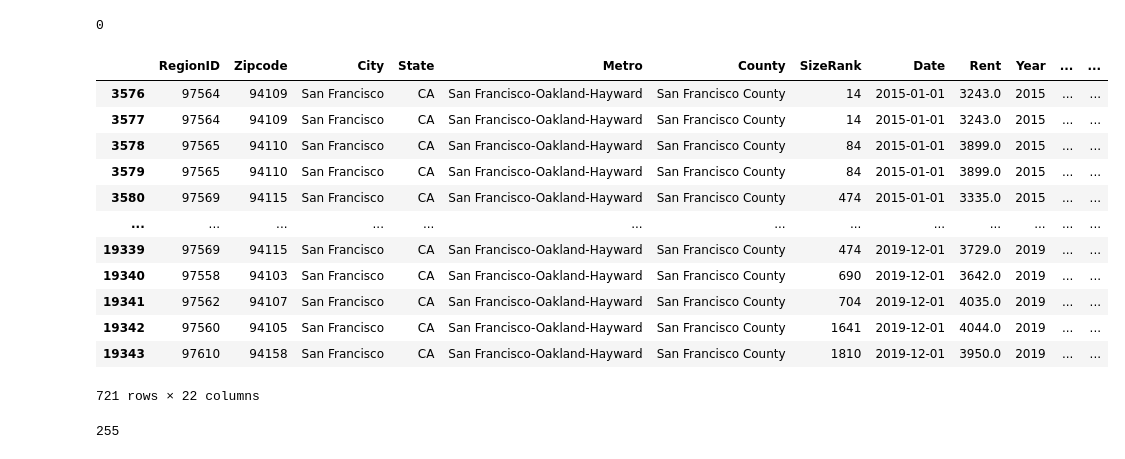
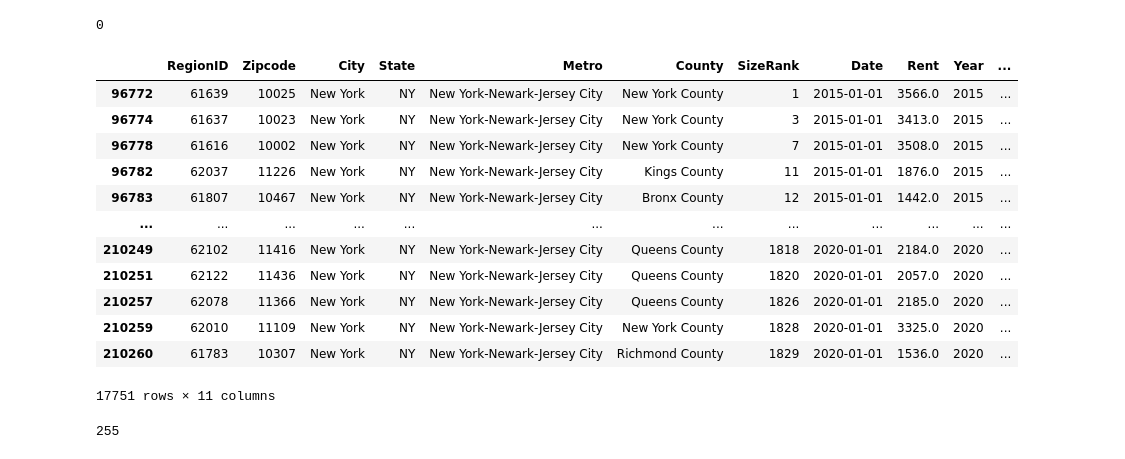
Before and after one commit to EugeniaDickson/zillow_rent_index, a Jupyter notebook: Jane/model_testing_1.ipynb, the cells around one changed output. Cells and saved outputs as stored; diff of their text form; code cells hidden in the pictures.

```diff
--- a/Jane/model_testing_1.ipynb
+++ b/Jane/model_testing_1.ipynb
@@ -54,20 +45,20 @@ zillow_full = pd.read_csv('../../data/rent_data.csv')
 # %%
-zillow_full_sf = zillow_full[zillow_full['County'].isin(counties)]
-zillow_full_sf.iloc[:, :22]
+# zillow_full_sf = zillow_full[zillow_full['County'].isin(counties)]
+zillow_data.iloc[:, :22]
 # %% [output]
-|  | RegionID | Zipcode | City | State | Metro | County | SizeRank | Date | Rent | Year | ... | ... |
-| 3576 | 97564 | 94109 | San Francisco | CA | San Francisco-Oakland-Hayward | San Francisco County | 14 | 2015-01-01 | 3243.0 | 2015 | ... | ... |
-| 3577 | 97564 | 94109 | San Francisco | CA | San Francisco-Oakland-Hayward | San Francisco County | 14 | 2015-01-01 | 3243.0 | 2015 | ... | ... |
-| 3578 | 97565 | 94110 | San Francisco | CA | San Francisco-Oakland-Hayward | San Francisco County | 84 | 2015-01-01 | 3899.0 | 2015 | ... | ... |
-| 3579 | 97565 | 94110 | San Francisco | CA | San Francisco-Oakland-Hayward | San Francisco County | 84 | 2015-01-01 | 3899.0 | 2015 | ... | ... |
-| 3580 | 97569 | 94115 | San Francisco | CA | San Francisco-Oakland-Hayward | San Francisco County | 474 | 2015-01-01 | 3335.0 | 2015 | ... | ... |
-| ... | ... | ... | ... | ... | ... | ... | ... | ... | ... | ... | ... | ... |
-| 19339 | 97569 | 94115 | San Francisco | CA | San Francisco-Oakland-Hayward | San Francisco County | 474 | 2019-12-01 | 3729.0 | 2019 | ... | ... |
-| 19340 | 97558 | 94103 | San Francisco | CA | San Francisco-Oakland-Hayward | San Francisco County | 690 | 2019-12-01 | 3642.0 | 2019 | ... | ... |
-| 19341 | 97562 | 94107 | San Francisco | CA | San Francisco-Oakland-Hayward | San Francisco County | 704 | 2019-12-01 | 4035.0 | 2019 | ... | ... |
-| 19342 | 97560 | 94105 | San Francisco | CA | San Francisco-Oakland-Hayward | San Francisco County | 1641 | 2019-12-01 | 4044.0 | 2019 | ... | ... |
-| 19343 | 97610 | 94158 | San Francisco | CA | San Francisco-Oakland-Hayward | San Francisco County | 1810 | 2019-12-01 | 3950.0 | 2019 | ... | ... |
+|  | RegionID | Zipcode | City | State | Metro | County | SizeRank | Date | Rent | Year | ... |
+| 96772 | 61639 | 10025 | New York | NY | New York-Newark-Jersey City | New York County | 1 | 2015-01-01 | 3566.0 | 2015 | ... |
+| 96774 | 61637 | 10023 | New York | NY | New York-Newark-Jersey City | New York County | 3 | 2015-01-01 | 3413.0 | 2015 | ... |
+| 96778 | 61616 | 10002 | New York | NY | New York-Newark-Jersey City | New York County | 7 | 2015-01-01 | 3508.0 | 2015 | ... |
+| 96782 | 62037 | 11226 | New York | NY | New York-Newark-Jersey City | Kings County | 11 | 2015-01-01 | 1876.0 | 2015 | ... |
+| 96783 | 61807 | 10467 | New York | NY | New York-Newark-Jersey City | Bronx County | 12 | 2015-01-01 | 1442.0 | 2015 | ... |
+| ... | ... | ... | ... | ... | ... | ... | ... | ... | ... | ... | ... |
+| 210249 | 62102 | 11416 | New York | NY | New York-Newark-Jersey City | Queens County | 1818 | 2020-01-01 | 2184.0 | 2020 | ... |
+| 210251 | 62122 | 11436 | New York | NY | New York-Newark-Jersey City | Queens County | 1820 | 2020-01-01 | 2057.0 | 2020 | ... |
+| 210257 | 62078 | 11366 | New York | NY | New York-Newark-Jersey City | Queens County | 1826 | 2020-01-01 | 2185.0 | 2020 | ... |
+| 210259 | 62010 | 11109 | New York | NY | New York-Newark-Jersey City | New York County | 1828 | 2020-01-01 | 3325.0 | 2020 | ... |
+| 210260 | 61783 | 10307 | New York | NY | New York-Newark-Jersey City | Richmond County | 1829 | 2020-01-01 | 1536.0 | 2020 | ... |
-721 rows × 22 columns
+17751 rows × 11 columns
 # %%
 len(zillow_full.columns)
 # %% [output]
```
Also changed, not shown: parts of 11 cells of this notebook, 2 other files.
